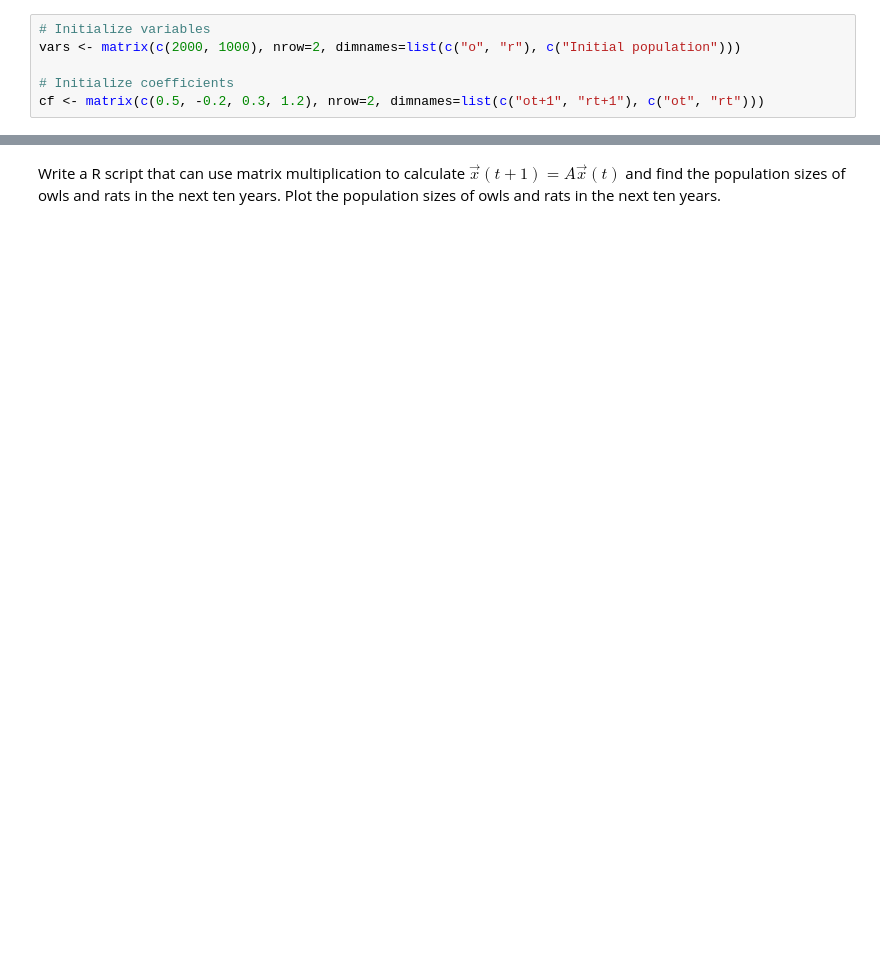
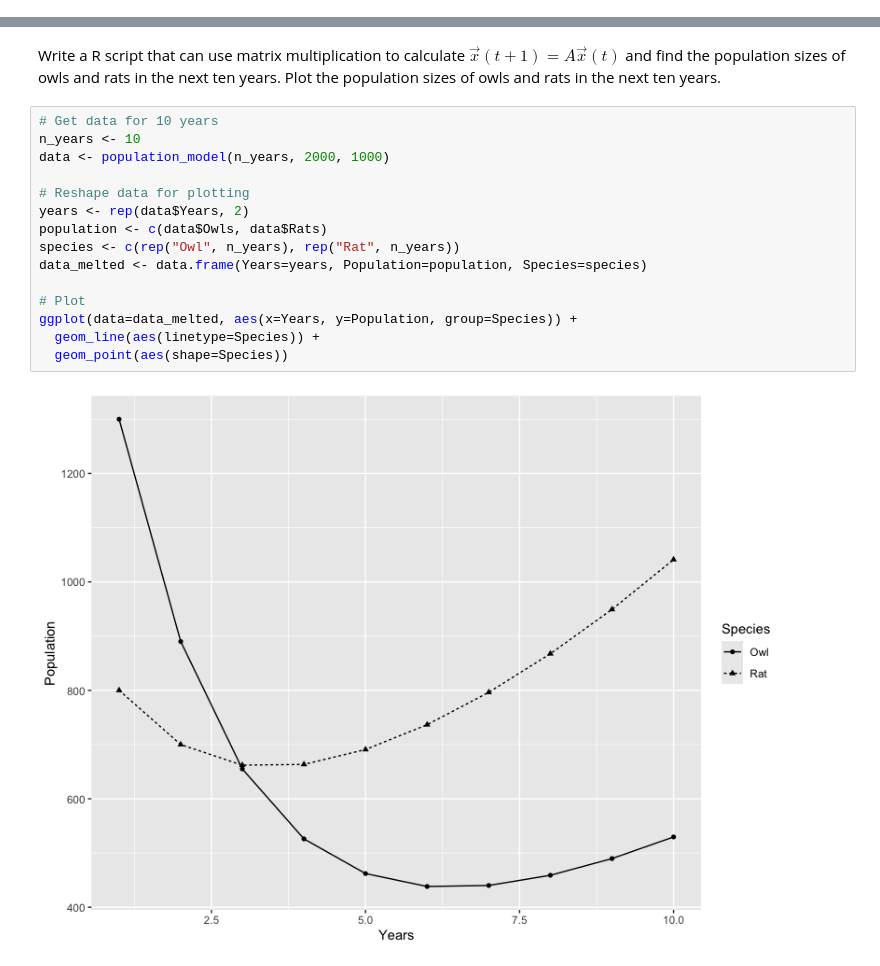
Before and after one commit to otodreas/BIOS13-Coursework, a Jupyter notebook: Exercises/LinAlg_inR/LinAlg-1.ipynb, the cells around one changed output, grey strips where cells are left out. Cells and saved outputs as stored; diff of their text form; blank space fills up the shorter version.

```diff
--- a/Exercises/LinAlg_inR/LinAlg-1.ipynb
+++ b/Exercises/LinAlg_inR/LinAlg-1.ipynb
@@ -36,12 +40,6 @@ $$
 \begin{cases} o(t+1) = 0.5\,o(t) + 0.3\,r(t) \\
 r(t+1) = -0.2\,o(t) + 1.2\,r(t) \end{cases}
 $$
-# %%
-# Initialize variables
-vars <- matrix(c(2000, 1000), nrow=2, dimnames=list(c("o", "r"), c("Initial population")))
-
-# Initialize coefficients
-cf <- matrix(c(0.5, -0.2, 0.3, 1.2), nrow=2, dimnames=list(c("ot+1", "rt+1"), c("ot", "rt")))
 # %% [markdown]
 Solving the formula $ Au = v $
 
@@ -91,2 +100,19 @@ How many owls and rats are there the year after next year?
 # %% [markdown]
 Write a R script that can use matrix multiplication to calculate $ \vec{x}(t+1) = A \vec{x}(t) $ and find the population sizes of owls and rats in the next ten years. Plot the population sizes of owls and rats in the next ten years.
+# %%
+# Get data for 10 years
+n_years <- 10
+data <- population_model(n_years, 2000, 1000)
+
+# Reshape data for plotting
+years <- rep(data$Years, 2)
+population <- c(data$Owls, data$Rats)
+species <- c(rep("Owl", n_years), rep("Rat", n_years))
+data_melted <- data.frame(Years=years, Population=population, Species=species)
+
+# Plot
+ggplot(data=data_melted, aes(x=Years, y=Population, group=Species)) +
+  geom_line(aes(linetype=Species)) +
+  geom_point(aes(shape=Species))
+# %% [output]
+[figure, added]
```
Also changed, not shown: parts of 4 cells of this notebook.
